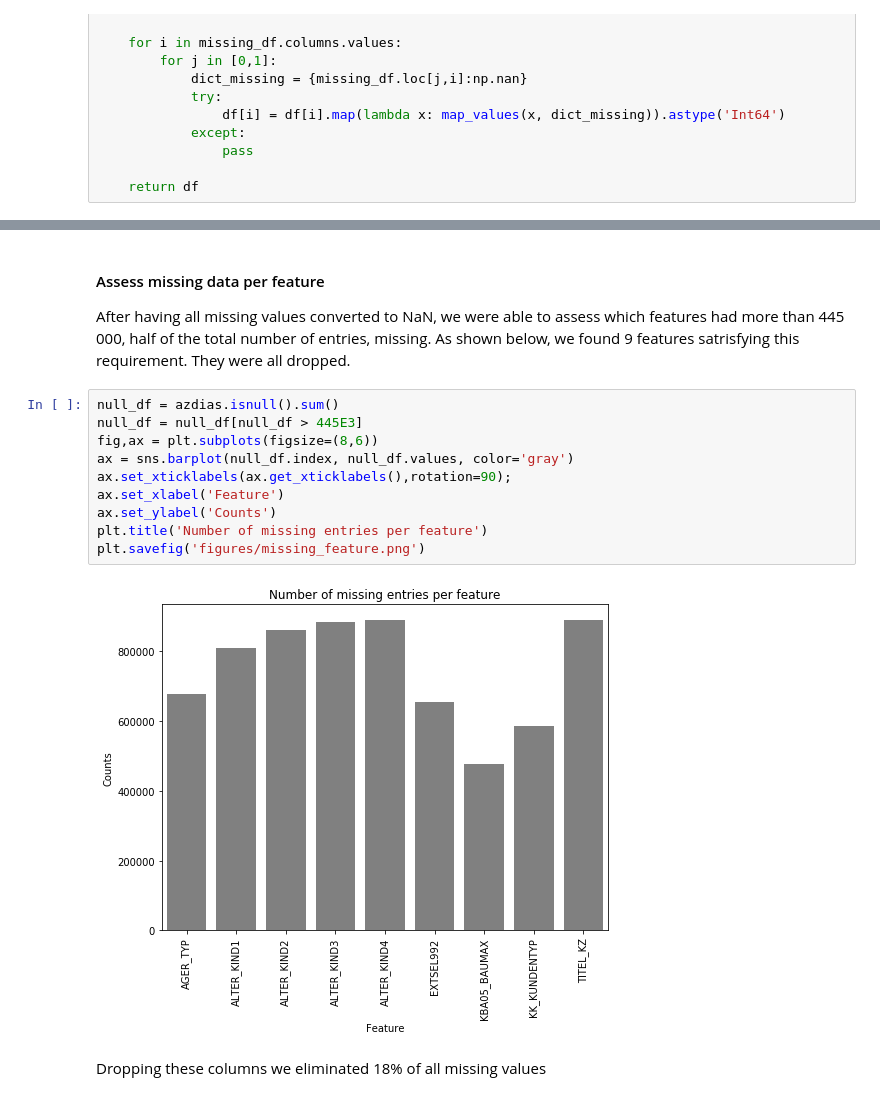
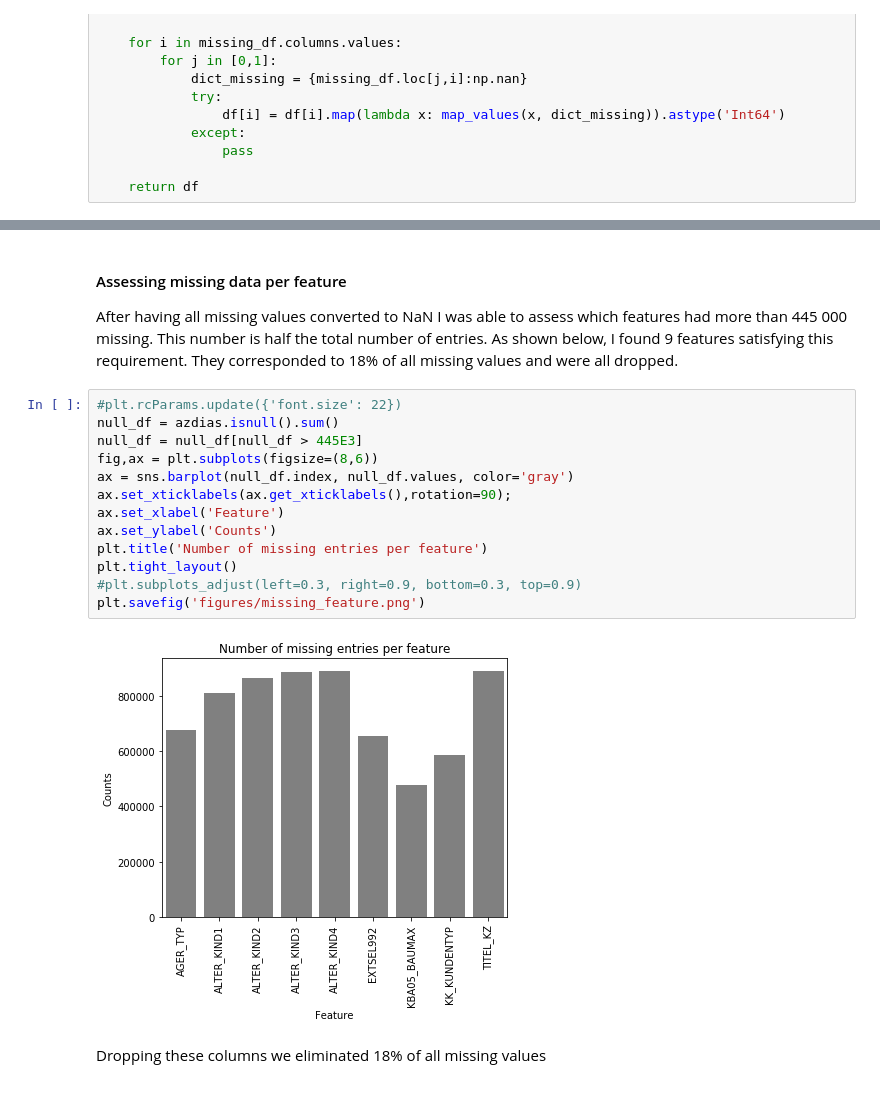
Before and after one commit to bvcmartins/dsnd_capstone, a Jupyter notebook: main.ipynb, the cells around one changed output, grey strips where cells are left out. Cells and saved outputs as stored; diff of their text form.

```diff
--- a/main.ipynb
+++ b/main.ipynb
@@ -301,19 +303,22 @@ Wall time: 3min 23s
 # %% [markdown]
-#### Assess missing data per feature
+#### Assessing missing data per feature
 
-After having all missing values converted to NaN, we were able to assess which features had more than 445 000, half of the total number of entries, missing. As shown below, we found 9 features satrisfying this requirement. They were all dropped.
+After having all missing values converted to NaN I was able to assess which features had more than 445 000 missing. This number is half the total number of entries. As shown below, I found 9 features satisfying this requirement. They corresponded to 18% of all missing values and were all dropped.
 # %%
+#plt.rcParams.update({'font.size': 22})
 null_df = azdias.isnull().sum()
 null_df = null_df[null_df > 445E3]
 fig,ax = plt.subplots(figsize=(8,6))
 ax = sns.barplot(null_df.index, null_df.values, color='gray')
 ax.set_xticklabels(ax.get_xticklabels(),rotation=90);
 ax.set_xlabel('Feature')
 ax.set_ylabel('Counts')
 plt.title('Number of missing entries per feature')
+plt.tight_layout()
+#plt.subplots_adjust(left=0.3, right=0.9, bottom=0.3, top=0.9)
 plt.savefig('figures/missing_feature.png')
 # %% [output]
-[figure, old version]
+[figure, new version]
 # %% [markdown]
 Dropping these columns we eliminated 18% of all missing values
 # %%
```
Also changed, not shown: parts of 72 cells of this notebook, 1 other file.
